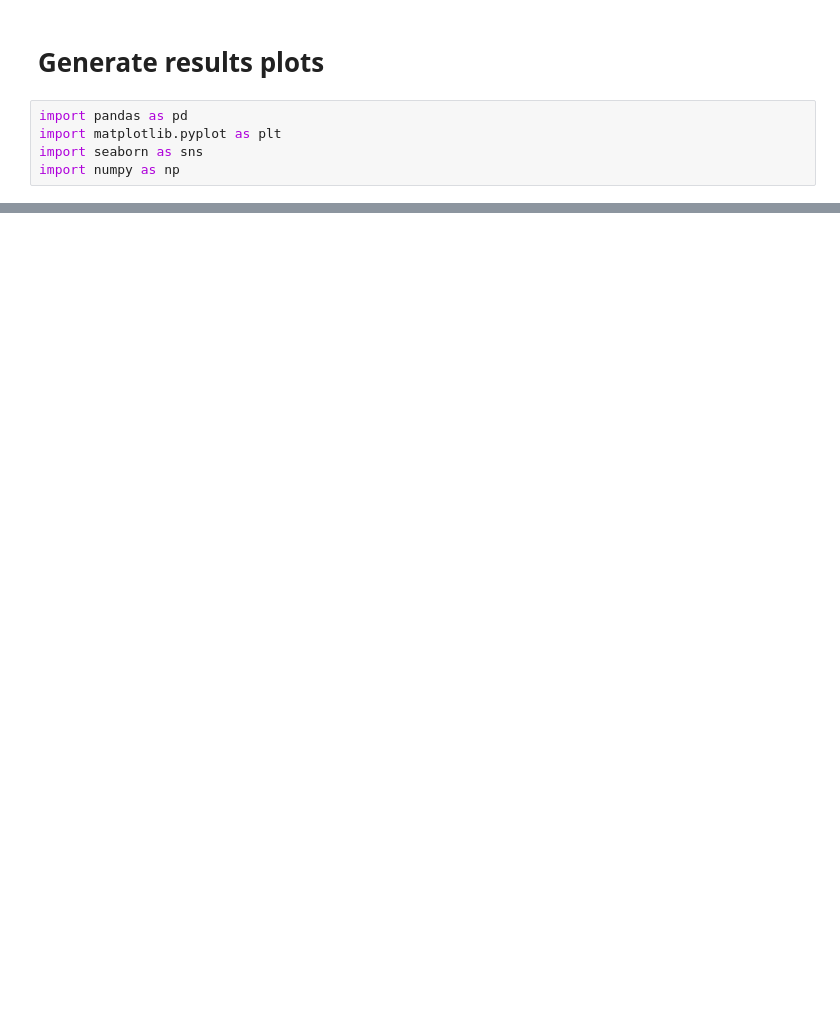
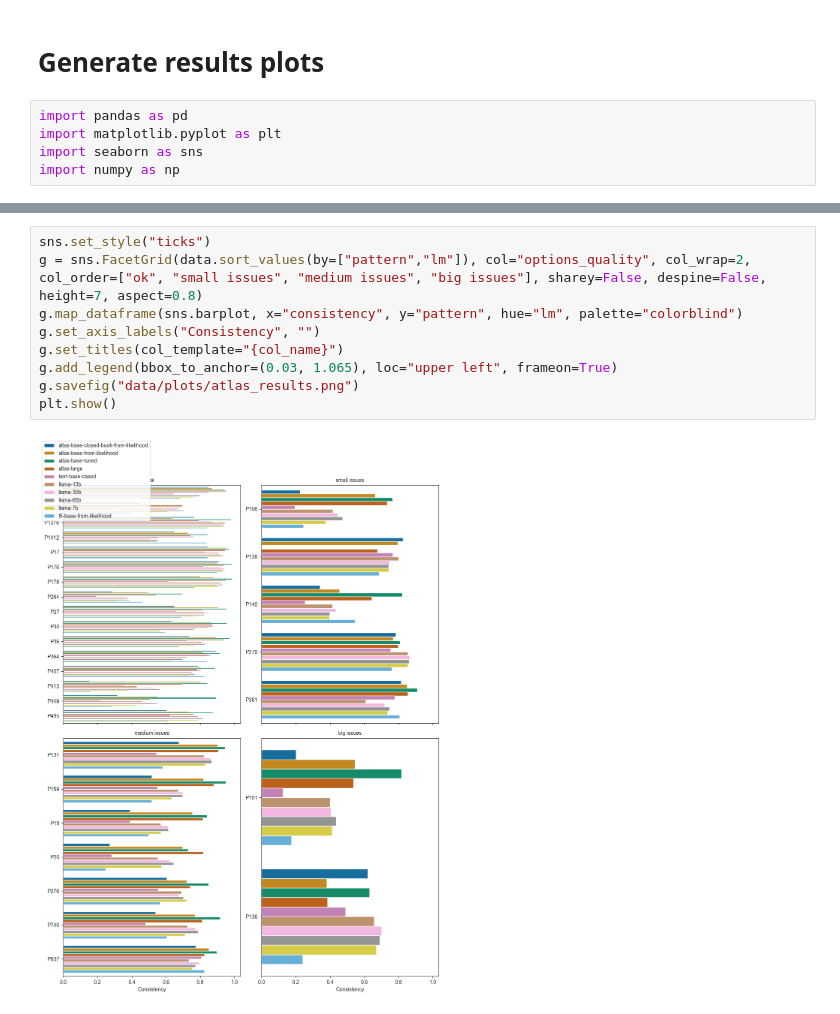
Before and after one commit to killahwhaleX/pararelstar, a Jupyter notebook: generate_result_plots.ipynb, the cells around one changed output, grey strips where cells are left out. Drawn from its saved outputs; the diff is of its cells as text; blank space fills up the shorter version.

```diff
--- a/generate_result_plots.ipynb
+++ b/generate_result_plots.ipynb
@@ -83,0 +341,11 @@ Worst performing relation?
+# %%
+sns.set_style("ticks")
+g = sns.FacetGrid(data.sort_values(by=["pattern","lm"]), col="options_quality", col_wrap=2, col_order=["ok", "small issues", "medium issues", "big issues"], sharey=False, despine=False, height=7, aspect=0.8)
+g.map_dataframe(sns.barplot, x="consistency", y="pattern", hue="lm", palette="colorblind")
+g.set_axis_labels("Consistency", "")
+g.set_titles(col_template="{col_name}")
+g.add_legend(bbox_to_anchor=(0.03, 1.065), loc="upper left", frameon=True)
+g.savefig("data/plots/atlas_results.png")
+plt.show()
+# %% [output]
+[figure, added]
```
Also changed, not shown: parts of 37 cells of this notebook.
